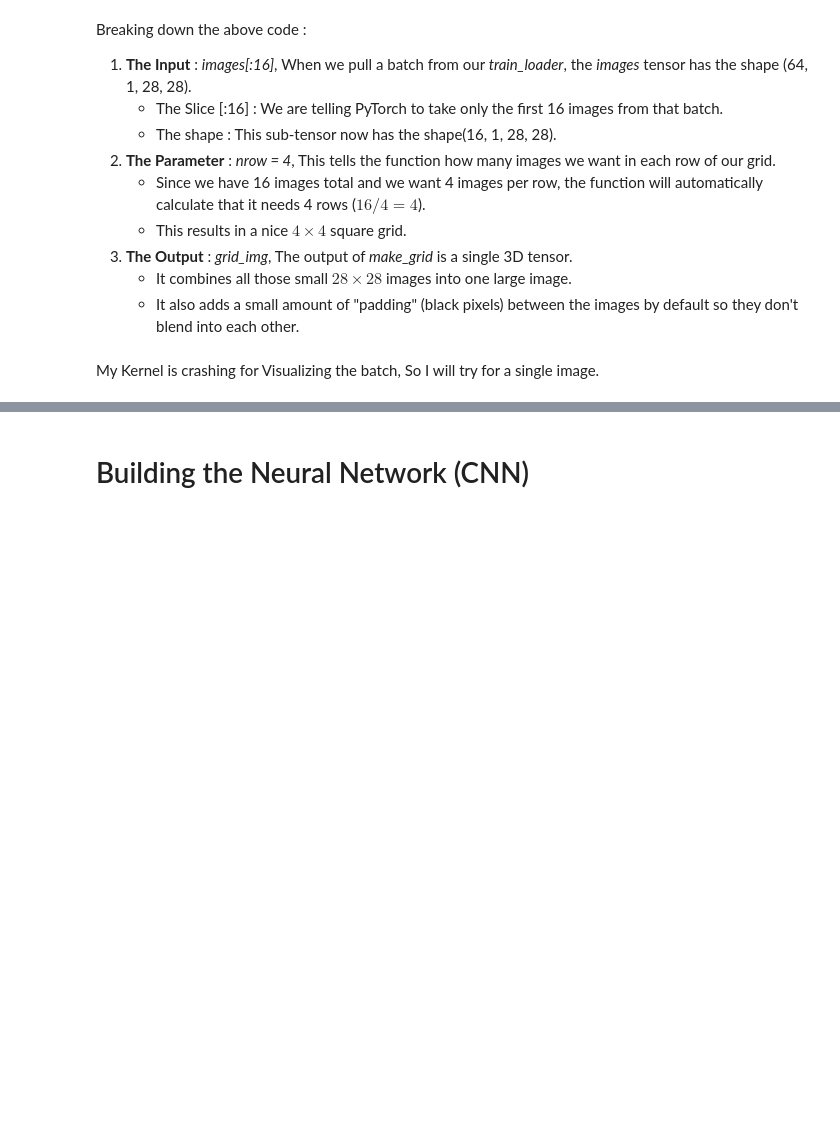
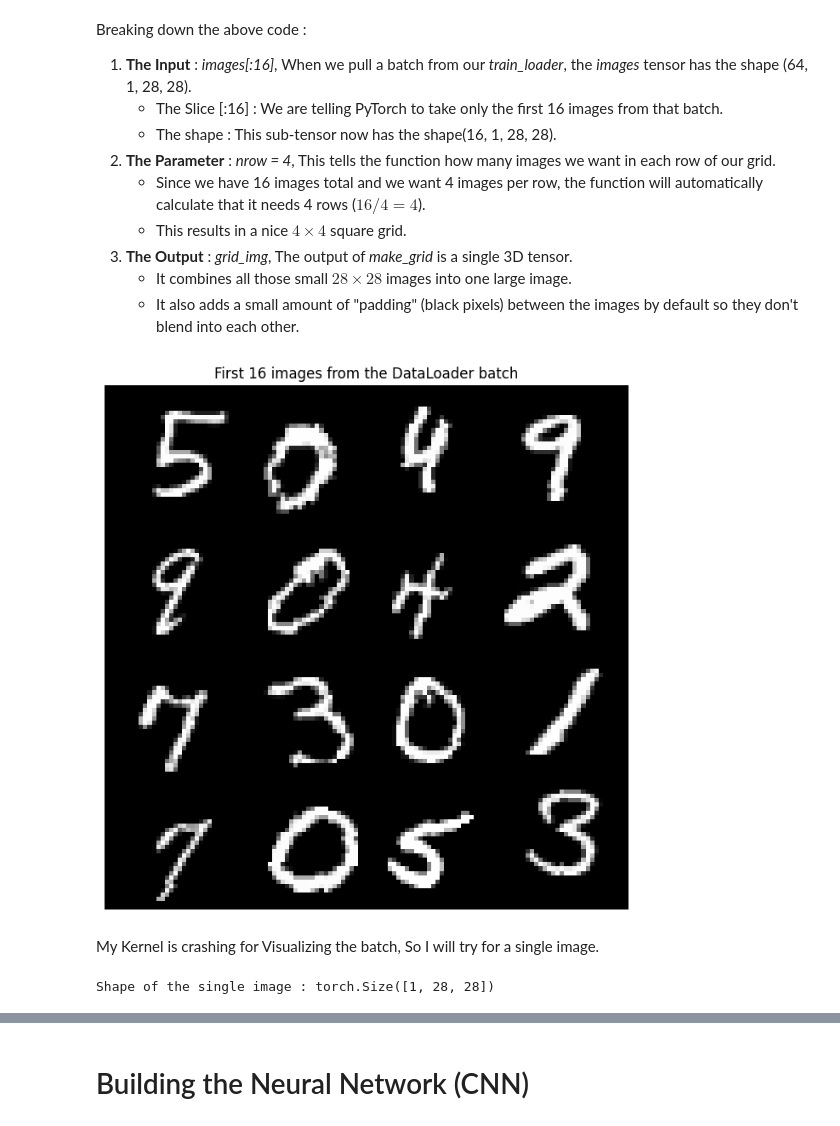
Before and after one commit to Shashank18703/My-Projects, a Jupyter notebook: Number_Rec/model.ipynb, the cells around one changed output, grey strips where cells are left out. Saved outputs shown, nothing was run; the diff lists cells and outputs as text; code cells hidden in the pictures; blank space fills up the shorter version.

```diff
--- a/Number_Rec/model.ipynb
+++ b/Number_Rec/model.ipynb
@@ -38,6 +38,8 @@ Defining the transformation pipeline
 2. Normalize() standardizes the data using the calculated mean and standard deviation for MNIST
 # %%
 transform = transforms.Compose([
+    transforms.RandomRotation(10), # rotate the image by +- 10 degrees
+    transforms.RandomAffine(0, translate = (0.1, 0.1)), # Shifting digits
     transforms.ToTensor(),
     transforms.Normalize((mean, ), (std, )) #MNIST specific values
 ])
@@ -70,7 +74,16 @@ Test dataset size : 10000 images
+# %%
+from torch.utils.data import random_split
+
+# defining the sizes
+train_size = 50000
+vaild_size = 10000
+
+train_subset, vaild_subset = random_split(train_dataset, [train_size, vaild_size])
 # %% [markdown]
 Creating DataLoaders
 # %%
-train_loader = DataLoader(train_dataset, batch_size= batch_size, shuffle = True)
+train_loader = DataLoader(train_subset, batch_size= batch_size, shuffle = True)
+val_loader = DataLoader(vaild_subset, batch_size = batch_size, shuffle = True)
 test_loader = DataLoader(test_dataset, batch_size = batch_size, shuffle = False)
 # %%
 print(f"Total training batches : {len(train_loader)}")
@@ -114,10 +129,10 @@ here Channel is 1 because MNIST images are grayscale (not RGB).
 # %%
 from torchvision.utils import make_grid
 # %%
-# # Creating a grid of images
-# grid_img = make_grid(images[:4], nrow = 2, normalize = True)
-# # As my kernel is dying because the plt.imshow is very specific to this range 0 - 1.
-# # So I am Un-normalizing it.
+# Creating a grid of images
+grid_img = make_grid(images[:16], nrow = 4, normalize = True)
+# As my kernel is dying because the plt.imshow is very specific to this range 0 - 1.
+# So I am Un-normalizing it.
 # %% [markdown]
 Breaking down the above code :
 
@@ -134,15 +149,19 @@ The output of *make_grid* is a single 3D tensor.
     * It combines all those small $28 \times 28$ images into one large image.
     * It also adds a small amount of "padding" (black pixels) between the images by default so they don't blend into each other.
 # %%
-# # Convert from PyTorch Tensor (C, H, W) -> (0, 1, 2) to Matplotlib format (H, W, C) -> (1, 2, 0) using .permute(1, 2, 0)
+# Convert from PyTorch Tensor (C, H, W) -> (0, 1, 2) to Matplotlib format (H, W, C) -> (1, 2, 0) using .permute(1, 2, 0)
 
-# plt.figure(figsize = (4, 4))
-# plt.imshow(grid_img.permute(1, 2, 0).numpy(), cmap = 'gray') # Converting it to numpy for safer rendering
-# plt.title("First 8 images from the DataLoader batch")
-# plt.axis('off')
-# plt.show()
+plt.figure(figsize = (8, 8))
+plt.imshow(grid_img.permute(1, 2, 0).numpy(), cmap = 'gray') # Converting it to numpy for safer rendering
+plt.title("First 16 images from the DataLoader batch")
+plt.axis('off')
+plt.show()
+# %% [output]
+[figure, added]
 # %% [markdown]
 My Kernel is crashing for Visualizing the batch, So I will try for a single image.
 # %%
-# print(f"Shape of the single image : {images[0].shape}")
+print(f"Shape of the single image : {images[0].shape}")
+# %% [output]
+Shape of the single image : torch.Size([1, 28, 28])
 # %%
```
Also changed, not shown: parts of 11 cells of this notebook, 3 other files.
